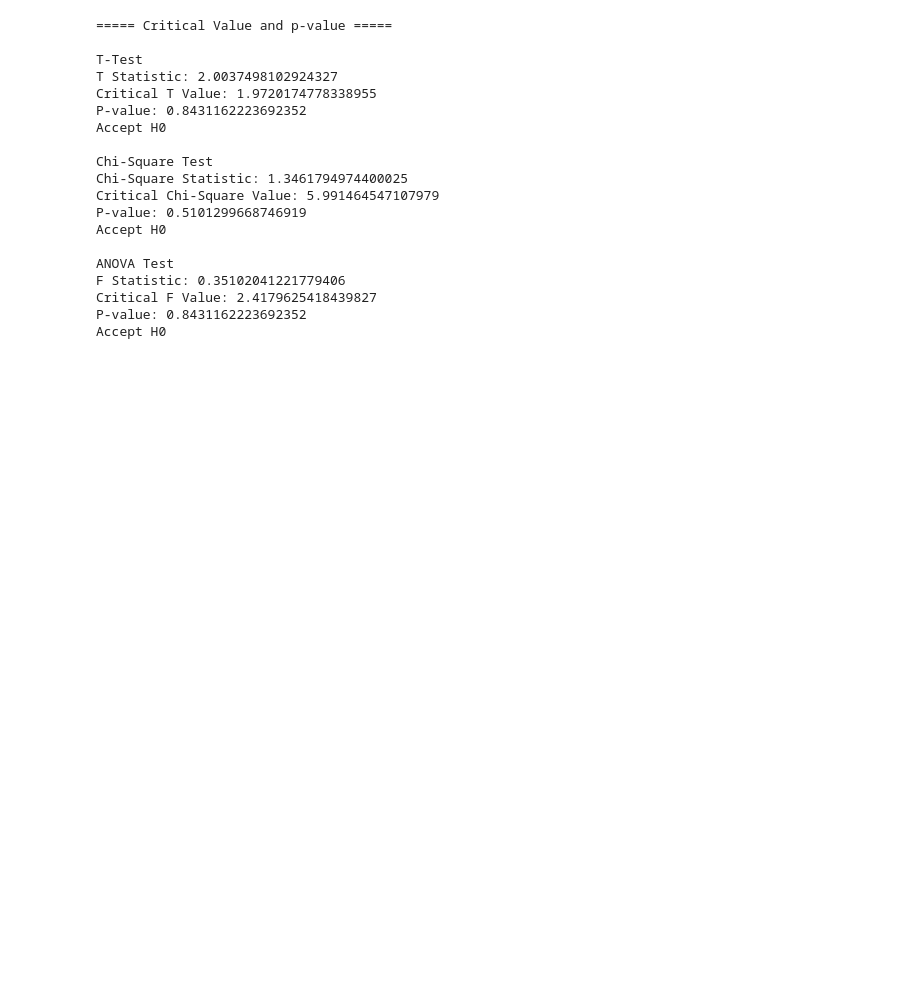
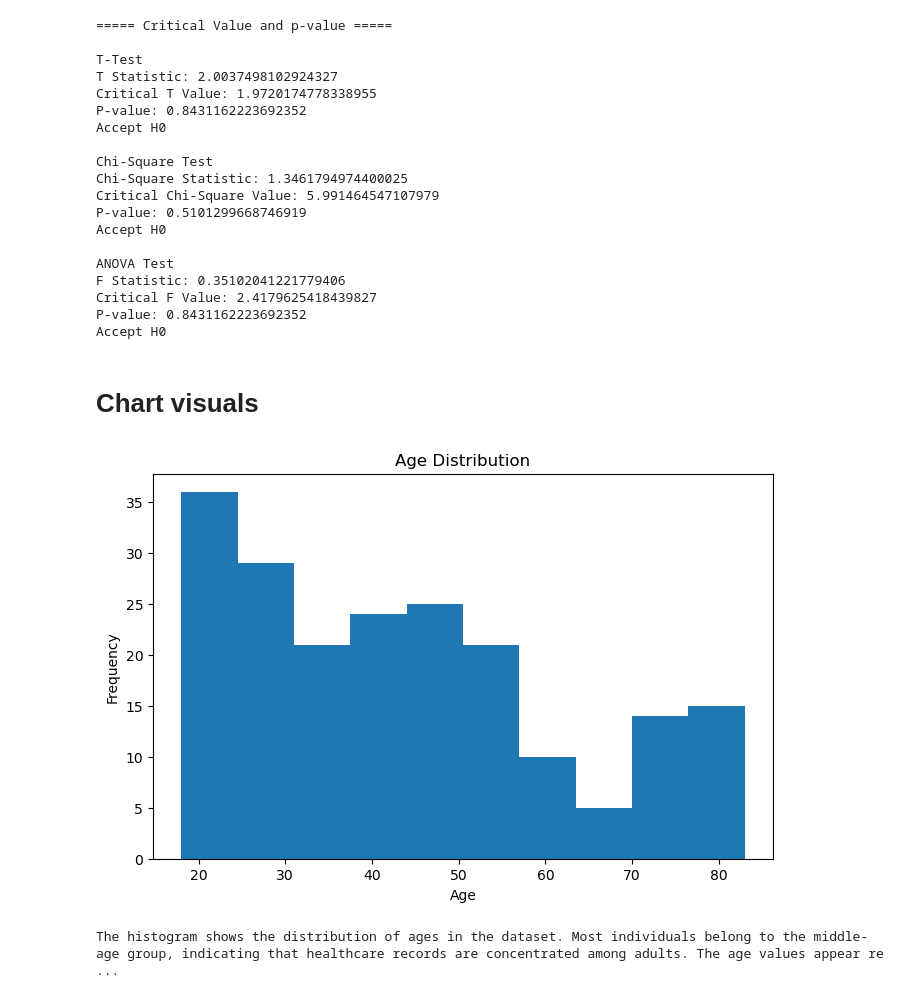
Before and after one commit to priyansh0712/RW, a Jupyter notebook: Maths/PR_2/pr_2.ipynb, the cells around one changed output. Cells and saved outputs as stored; diff of their text form; code cells hidden in the pictures; blank space fills up the shorter version.

```diff
--- a/Maths/PR_2/pr_2.ipynb
+++ b/Maths/PR_2/pr_2.ipynb
@@ -258,3 +258,18 @@ F Statistic: 0.35102041221779406
 Critical F Value: 2.4179625418439827
 P-value: 0.8431162223692352
 Accept H0
+# %% [markdown]
+# Chart visuals
+# %%
+import matplotlib.pyplot as plt
+
+plt.figure(figsize=(8,5))
+plt.hist(df['age'], bins=10)
+plt.title("Age Distribution")
+plt.xlabel("Age")
+plt.ylabel("Frequency")
+plt.show()
+print('The histogram shows the distribution of ages in the dataset. Most individuals belong to the middle-age group, indicating that healthcare records are concentrated among adults. The age values appear reasonably distributed across different age ranges.')
+# %% [output]
+[figure, added]
+The histogram shows the distribution of ages in the dataset. Most individuals belong to the middle-age group, indicating that healthcare records are concentrated among adults. The age values appear re ...
```
Also changed, not shown: parts of 5 cells of this notebook, 6 other files.
